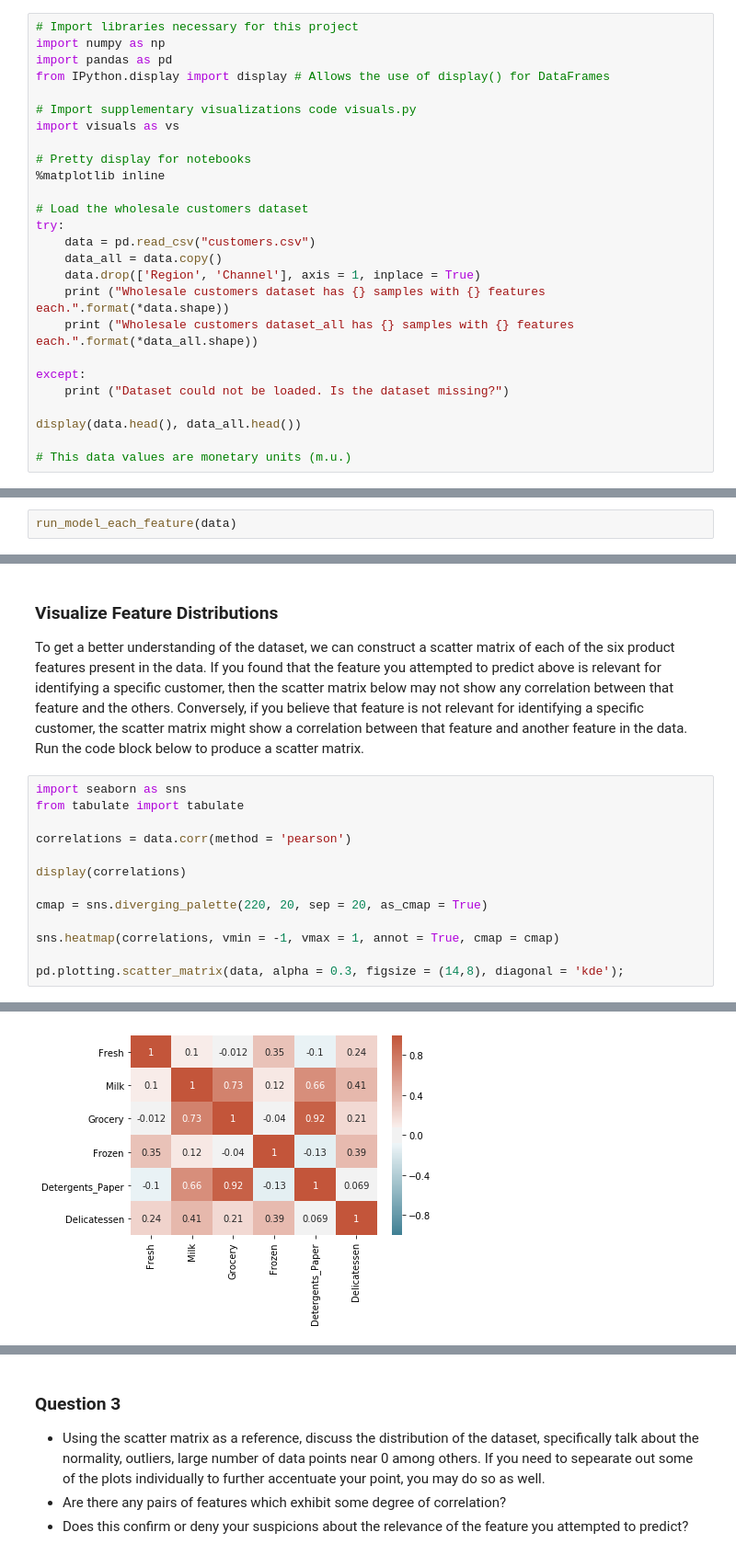
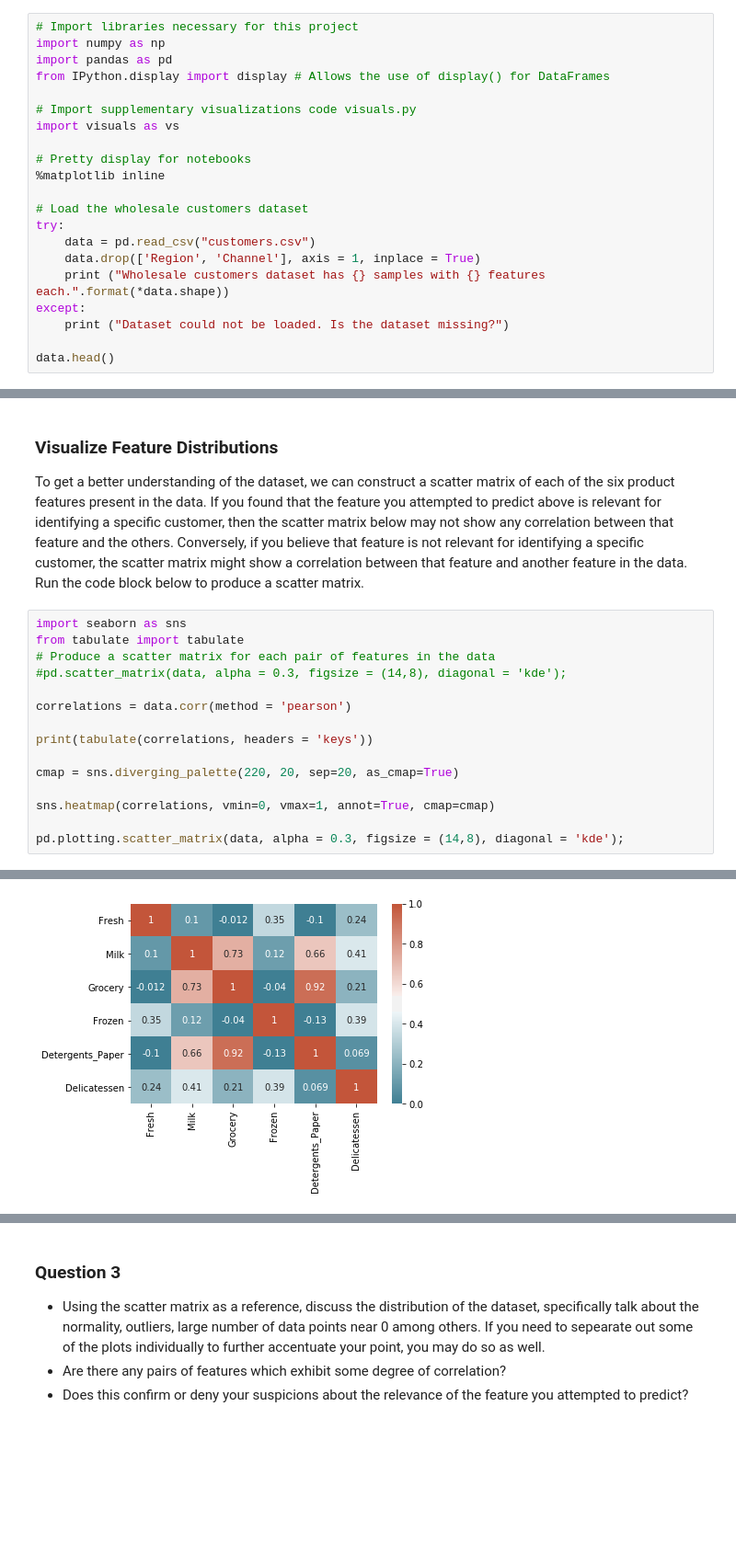
Before and after one commit to jpinzonc/customer_segmentation, a Jupyter notebook: customer_segments.ipynb, the cells around one changed output, grey strips where cells are left out. Shown: that part at 92% size. Saved outputs shown, nothing was run; the diff lists cells and outputs as text; blank space fills up the shorter version.

```diff
--- a/customer_segments.ipynb
+++ b/customer_segments.ipynb
@@ -31,16 +31,11 @@ import visuals as vs
 # Load the wholesale customers dataset
 try:
     data = pd.read_csv("customers.csv")
-    data_all = data.copy()
     data.drop(['Region', 'Channel'], axis = 1, inplace = True)
     print ("Wholesale customers dataset has {} samples with {} features each.".format(*data.shape))
-    print ("Wholesale customers dataset_all has {} samples with {} features each.".format(*data_all.shape))
-
 except:
     print ("Dataset could not be loaded. Is the dataset missing?")
 
-display(data.head(), data_all.head())
-
-# This data values are monetary units (m.u.)
+data.head()
 # %% [output]
 Wholesale customers dataset has 440 samples with 6 features each.
@@ -197,2 +143,0 @@ def run_model_each_feature(df):
-# %%
-run_model_each_feature(data)
@@ -235,14 +160,16 @@ To get a better understanding of the dataset, we can construct a scatter matrix
 # %%
 import seaborn as sns
 from tabulate import tabulate
+# Produce a scatter matrix for each pair of features in the data
+#pd.scatter_matrix(data, alpha = 0.3, figsize = (14,8), diagonal = 'kde');
 
 correlations = data.corr(method = 'pearson')
 
-display(correlations)
+print(tabulate(correlations, headers = 'keys'))
 
-cmap = sns.diverging_palette(220, 20, sep = 20, as_cmap = True)
+cmap = sns.diverging_palette(220, 20, sep=20, as_cmap=True)
 
-sns.heatmap(correlations, vmin = -1, vmax = 1, annot = True, cmap = cmap)
+sns.heatmap(correlations, vmin=0, vmax=1, annot=True, cmap=cmap)
 
 pd.plotting.scatter_matrix(data, alpha = 0.3, figsize = (14,8), diagonal = 'kde');
 # %% [output]
@@ -256 +184 @@ pd.plotting.scatter_matrix(data, alpha = 0.3, figsize = (14,8), diagonal = 'kde'
-[figure, old version]
+[figure, new version]
```
Also changed, not shown: parts of 15 cells of this notebook.
